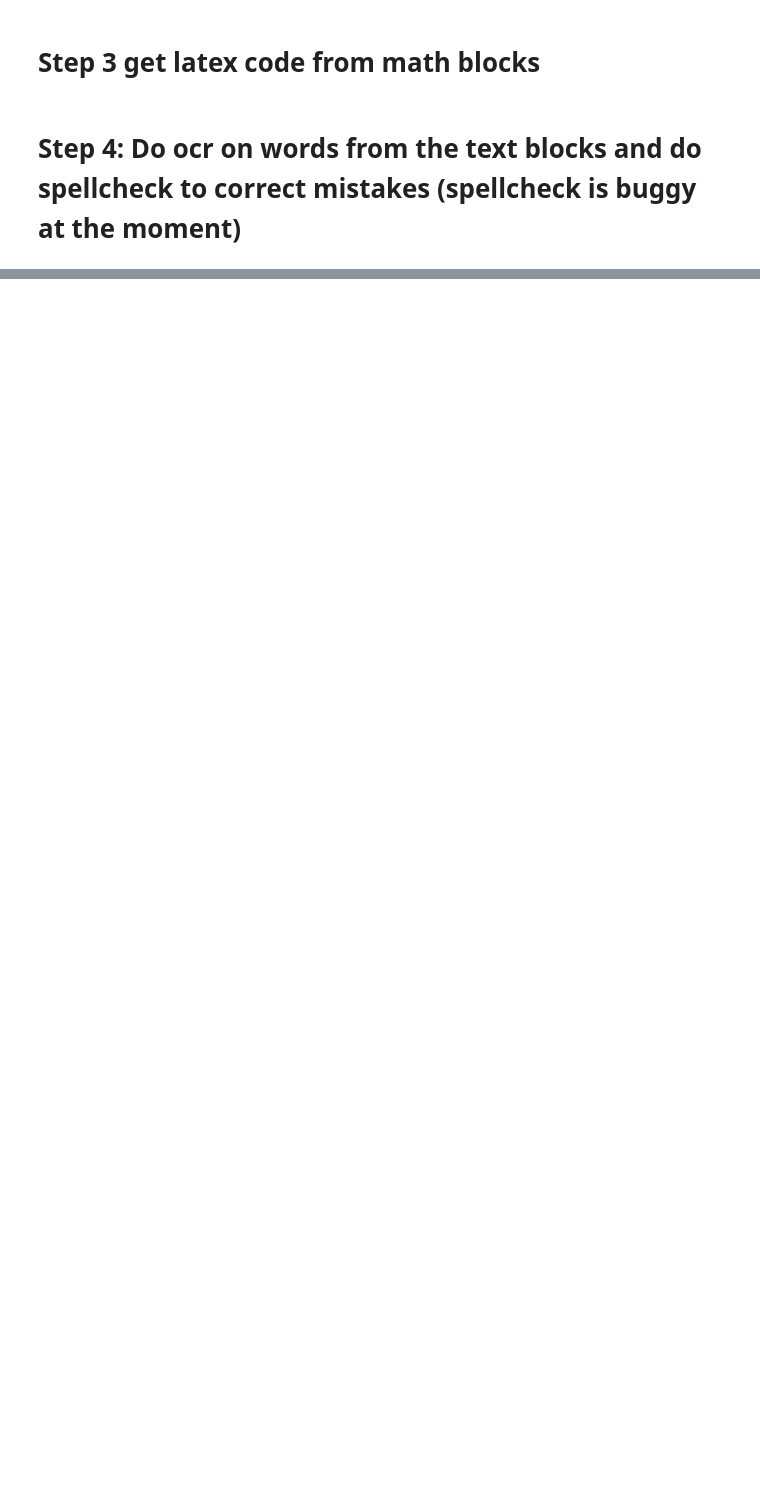
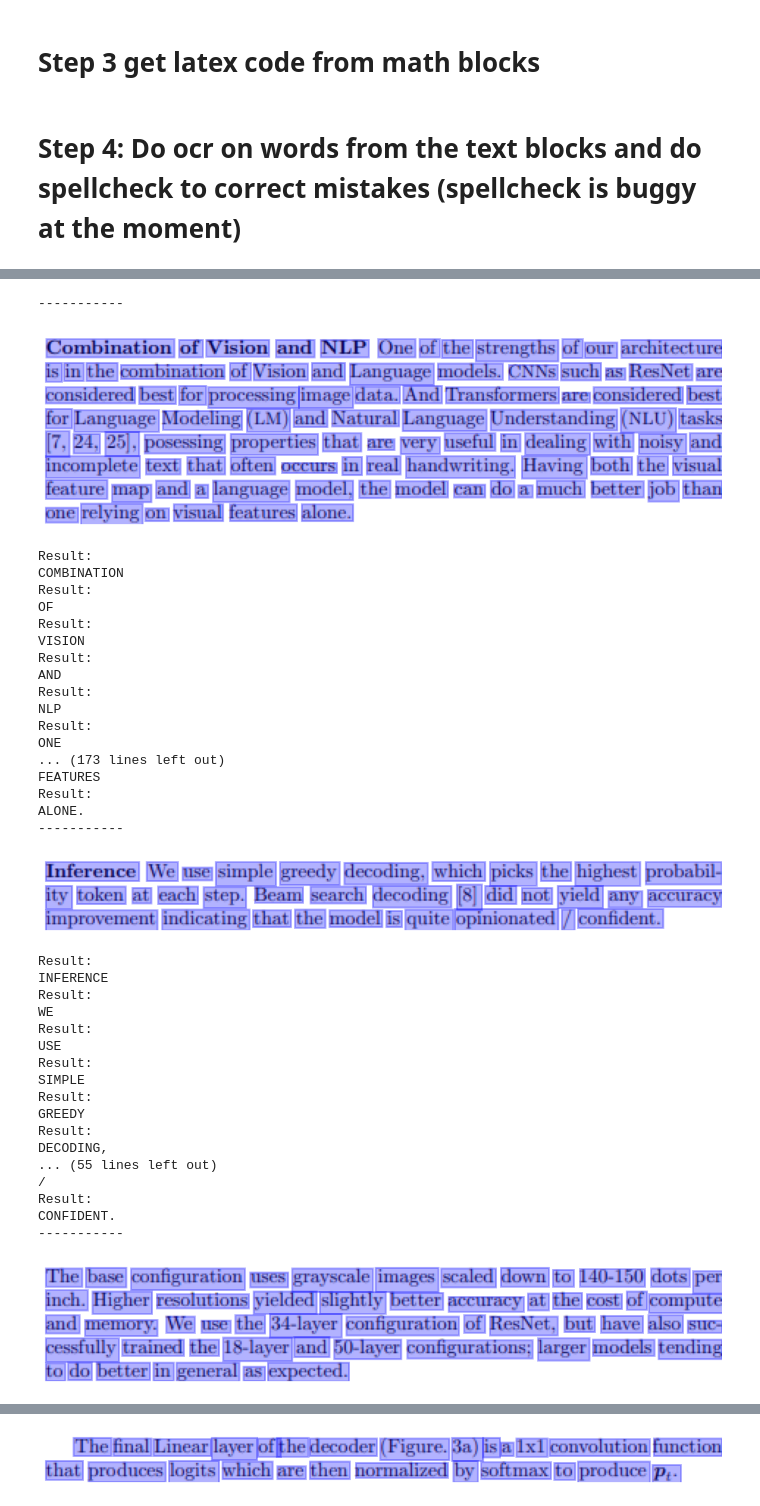
Before and after one commit to InsertNameHereOCR/experiments, a Jupyter notebook: printed/TrOcr_with_DitT_document_analysis/printed_ocr_test.ipynb, the cells around one changed output, grey strips where cells are left out. Cells and saved outputs as stored; diff of their text form; code cells hidden in the pictures; blank space fills up the shorter version.

```diff
--- a/printed/TrOcr_with_DitT_document_analysis/printed_ocr_test.ipynb
+++ b/printed/TrOcr_with_DitT_document_analysis/printed_ocr_test.ipynb
@@ -360,6 +226,13 @@ from doctr.io import DocumentFile
 from doctr.models import ocr_predictor
 
 def split_text_by_lines(img):
+    """
+    Splitting text block into lines
+    Args:
+        img: bitmap
+    Returns:
+        imgs: list of images, one img represent one line of text
+    """
     def convert_coordinates(geometry, page_dim):
         # black magic to convert cv2 coordinates to docTR coordinates
         len_x = page_dim[1]
@@ -396,7 +269,7 @@ def split_text_by_lines(img):
     cv2.imwrite("lines.png", img)
     doc=DocumentFile.from_images("lines.png")
 
-    # Do ocr on image block to get bounding box
+    # Do ocr on image block to get bounding box, also downloads model files
     predictor = ocr_predictor(pretrained=True)
     result = predictor(doc)
     result.show()
@@ -748,0 +618,62 @@ latex_file.close()
+# %%
+blocks = []
+
+for item in text_images:
+    text_image = item[0]
+    bounding_box = item[1]
+    print("-----------")
+    #display_img(text_image)
+    #cv2_imshow(text_image)
+    lines = split_text_by_lines(text_image)
+    texts = []
+    for line in lines:
+        if line.shape[0] > 2: # avoid 1 pixel lines
+            #color_img = cv2.cvtColor(img, cv2.COLOR_BGR2RGB)
+            resp = process_text_image(line, text_processor, text_model)
+            print("Result:")
+            print(resp)
+            #word = do_spellcheck(resp)
+            texts.append(resp)
+            #print(word)
+    latex_string = ' '.join(texts)
+    block = DocumentBlock(is_math=False,latex_code=latex_string,bounding_box= bounding_box)
+    blocks.append(block)
+# %% [output]
+-----------
+[figure, added]
+Result:
+COMBINATION
+Result:
+OF
+Result:
+VISION
+Result:
+AND
+Result:
+NLP
+Result:
+ONE
+... (173 lines left out)
+FEATURES
+Result:
+ALONE.
+-----------
+[figure, added]
+Result:
+INFERENCE
+Result:
+WE
+Result:
+USE
+Result:
+SIMPLE
+Result:
+GREEDY
+Result:
+DECODING,
+... (55 lines left out)
+/
+Result:
+CONFIDENT.
+-----------
+[figure, added]
@@ -748,0 +715 @@ latex_file.close()
+[figure, added]
```
Also changed, not shown: parts of 35 cells of this notebook, 1 other file.
